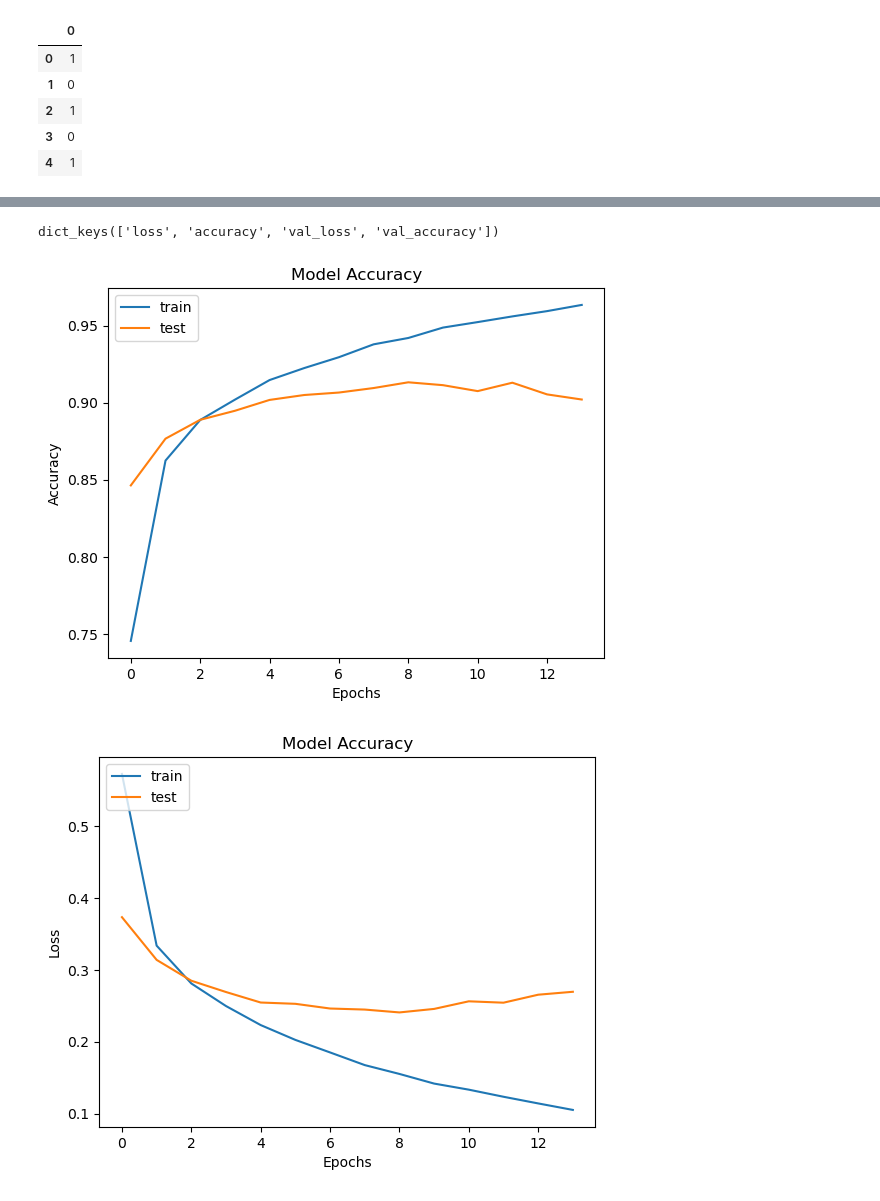
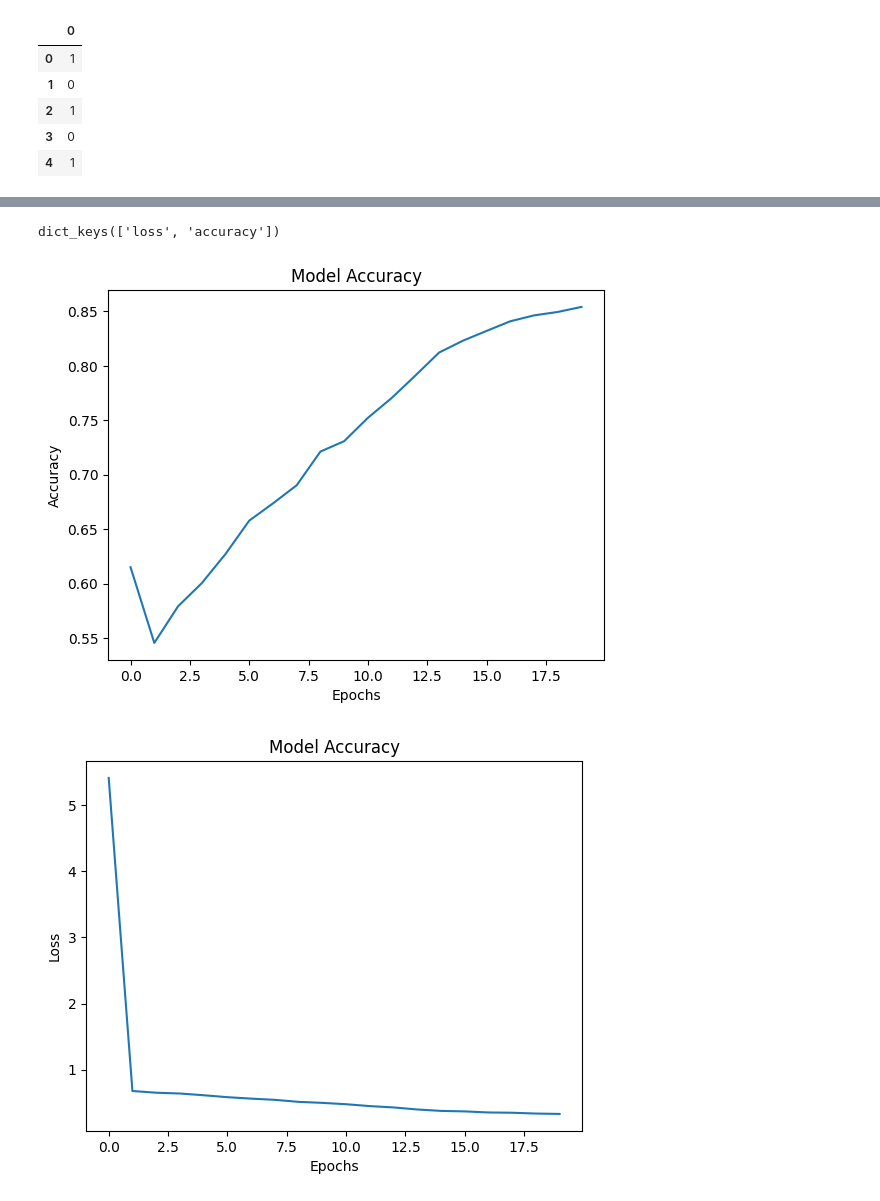
Before and after one commit to Sankalp-2820/Male-Female-Classifier, a Jupyter notebook: Male_Female Classifier ANN.ipynb, the cells around one changed output, grey strips where cells are left out. Drawn from its saved outputs; the diff is of its cells as text; code cells hidden in the pictures.

Commit message:
Changes in the Classifier

```diff
--- a/Male_Female Classifier ANN.ipynb
+++ b/Male_Female Classifier ANN.ipynb
@@ -121,7 +124,7 @@ X_train = scaler.fit_transform(X_train)
 X_test = scaler.transform(X_test)
 # %%
 from sklearn.decomposition import PCA
-pca = PCA(n_components = 100)
+pca = PCA(n_components = 1000)
 # %%
 X_train_trf = pca.fit_transform(X_train)
 X_test_trf = pca.transform(X_test)
@@ -140,8 +140,11 @@ To enable the following instructions: AVX2 FMA, in other operations, rebuild Ten
 # %%
 classifier = models.Sequential([
-    layers.Dense(100,activation = 'relu'),
+    layers.Dense(1000,activation = 'relu'),
+    layers.Dropout(0.3),
     layers.Dense(64,activation = 'relu'),
+    layers.Dropout(0.3),
     layers.Dense(32,activation = 'relu'),
+    layers.Dropout(0.3),
     layers.Dense(1,activation = 'sigmoid')
 ])
 # %%
@@ -160,4 +163,4 @@ early_stopping = tf.keras.callbacks.EarlyStopping(
 )
 # %%
-model_history = classifier.fit(X_train_trf,Y_train,validation_split = 0.2, batch_size = 500 ,epochs = 100, callbacks = early_stopping)
+model_history = classifier.fit(X_train_trf,Y_train, batch_size = 1000 ,epochs = 20)
 # %% [output]
@@ -181,27 +184,27 @@ Epoch 14: early stopping
 # %%
 model_history.history.keys()
 # %% [output]
-dict_keys(['loss', 'accuracy', 'val_loss', 'val_accuracy'])
+dict_keys(['loss', 'accuracy'])
 # %%
 plt.plot(model_history.history['accuracy'])
-plt.plot(model_history.history['val_accuracy'])
+# plt.plot(model_history.history['val_accuracy'])
 plt.title('Model Accuracy')
 plt.ylabel('Accuracy')
 plt.xlabel('Epochs')
-plt.legend(['train','test'],loc = 'upper left')
+# plt.legend(['train','test'],loc = 'upper left')
 plt.show()
 # %% [output]
-[figure, old version]
+[figure, new version]
 # %%
 plt.plot(model_history.history['loss'])
-plt.plot(model_history.history['val_loss'])
+# plt.plot(model_history.history['val_loss'])
 plt.title('Model Accuracy')
 plt.ylabel('Loss')
 plt.xlabel('Epochs')
-plt.legend(['train','test'],loc = 'upper left')
+# plt.legend(['train','test'],loc = 'upper left')
 plt.show()
 # %% [output]
-[figure, old version]
+[figure, new version]
 # %%
 Y_pred = classifier.predict(X_test_trf)
 Y_pred = (Y_pred>=0.5)
```
Also changed, not shown: parts of 13 cells of this notebook, 1 other file.
